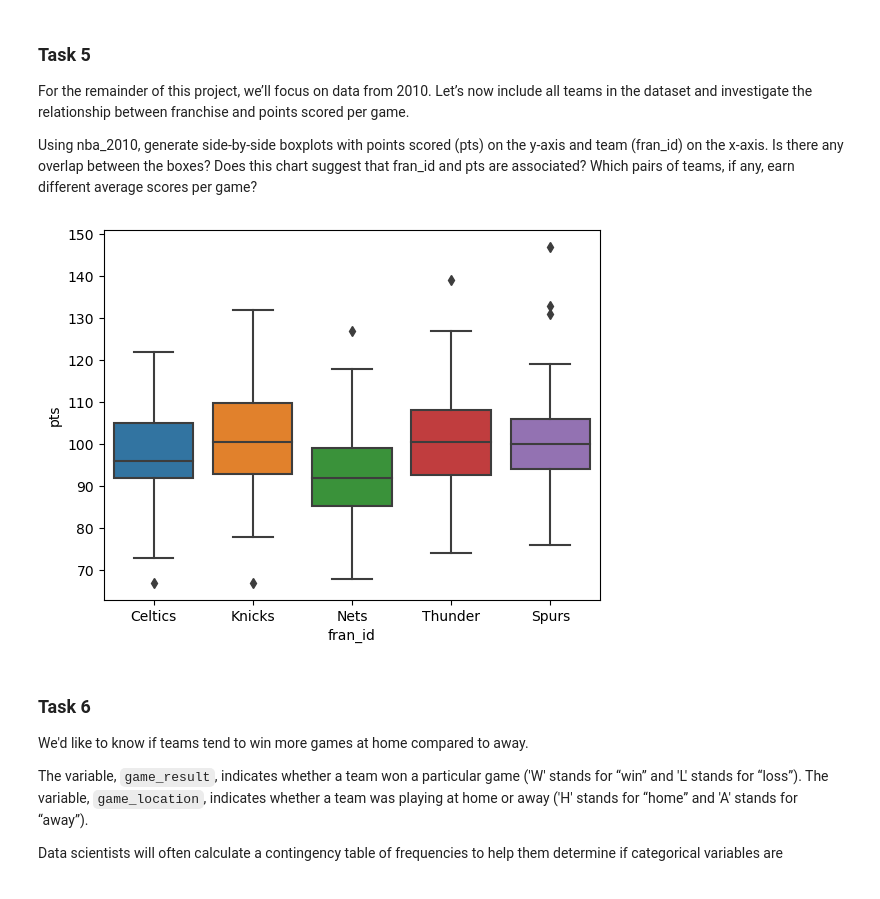
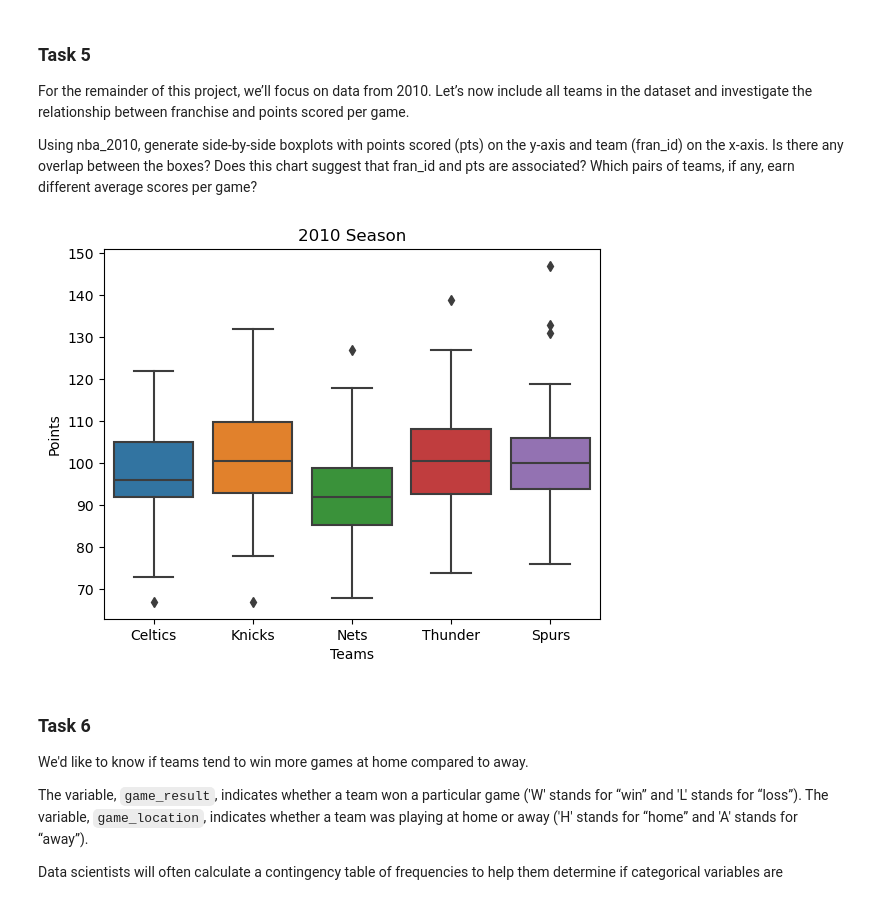
Before and after one commit to xre22zax/Self-Learn-Projects, a Jupyter notebook: Advance/NBA Trends Project/Codecademy_NBA_Trends_Project.ipynb, the cells around one changed output. Saved outputs shown, nothing was run; the diff lists cells and outputs as text; code cells hidden in the pictures.

```diff
--- a/Advance/NBA Trends Project/Codecademy_NBA_Trends_Project.ipynb
+++ b/Advance/NBA Trends Project/Codecademy_NBA_Trends_Project.ipynb
@@ -103,9 +105,12 @@ For the remainder of this project, we’ll focus on data from 2010. Let’s now
 Using nba_2010, generate side-by-side boxplots with points scored (pts) on the y-axis and team (fran_id) on the x-axis. Is there any overlap between the boxes? Does this chart suggest that fran_id and pts are associated? Which pairs of teams, if any, earn different average scores per game?
 # %%
 sns.boxplot(data=nba_2010, x='fran_id', y='pts')
+plt.xlabel("Teams")
+plt.ylabel("Points")
+plt.title("2010 Season")
 plt.show()
 # %% [output]
-[figure, old version]
+[figure, new version]
 # %% [markdown]
 ### Task 6
 We'd like to know if teams tend to win more games at home compared to away.
```
Also changed, not shown: parts of 2 cells of this notebook, 3 other files.
